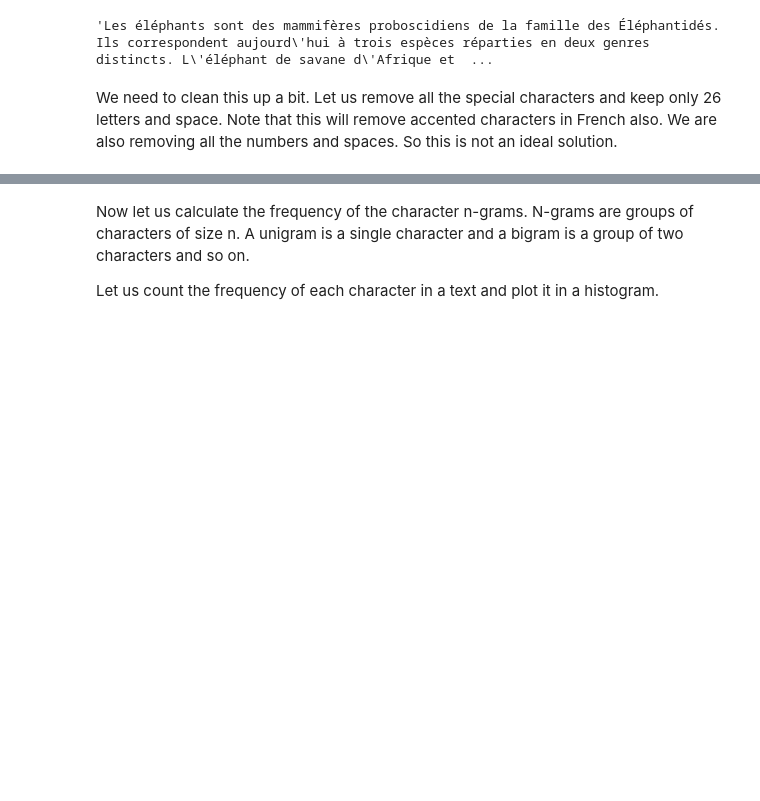
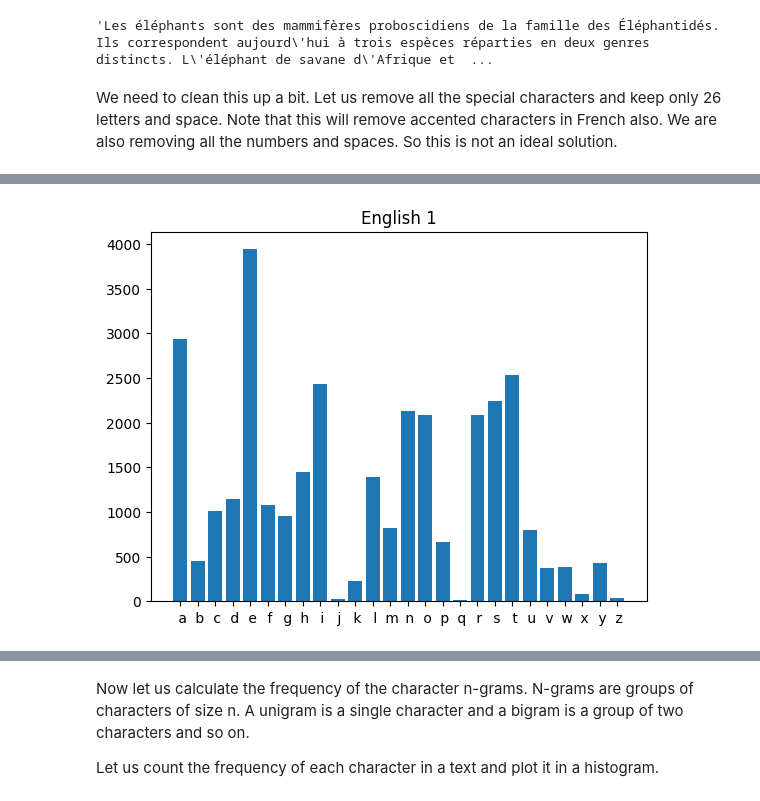
Before and after one commit to siddhu1716/IIIT_Hyderabad_AIML, a Jupyter notebook: AIML_Module_1_Lab_1_Extracting_features_from_data_.ipynb, the cells around one changed output, grey strips where cells are left out. Drawn from its saved outputs; the diff is of its cells as text; code cells hidden in the pictures; blank space fills up the shorter version.

```diff
--- a/AIML_Module_1_Lab_1_Extracting_features_from_data_.ipynb
+++ b/AIML_Module_1_Lab_1_Extracting_features_from_data_.ipynb
@@ -78,0 +80,7 @@ thegiraffeisalargeafricanhoofedmammalbelongingtothegenusgiraffaitisthetallestliv
+# %%
+unigram=Counter(ngrams(eng1,1))
+keys=unigram.keys()
+values=unigram.values()
+print(keys)
+print(list(values))
+print(unigram)
@@ -78,0 +91,25 @@ thegiraffeisalargeafricanhoofedmammalbelongingtothegenusgiraffaitisthetallestliv
+# %%
+def tupletostring(ngram):
+  st=" "
+  for i in ngram:
+    st=st+i
+  return st
+def key2string(ngram):
+  return [tupletostring(i) for i in ngram]
+
+def plothistogram(ngram):
+  keys = key2string(ngram.keys())
+  values = list(ngram.values())
+
+  # sort the keys in alphabetic order
+  combined = zip(keys, values)
+  zipped_sorted = sorted(combined, key=lambda x: x[0])
+  keys, values = map(list, zip(*zipped_sorted))
+  plt.bar(keys, values)
+# %%
+unigram_eng1 = Counter(ngrams(eng1,1))
+plothistogram(unigram_eng1)
+plt.title('English 1')
+plt.show()
+# %% [output]
+[figure, added]
```
Also changed, not shown: parts of 8 cells of this notebook.
